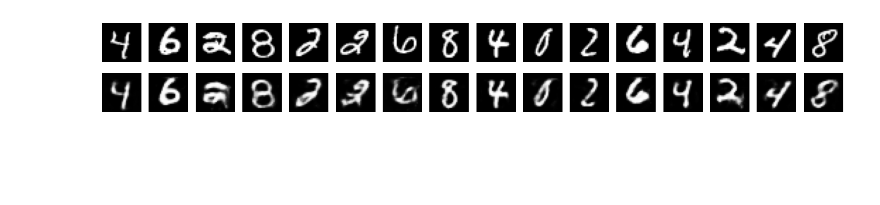
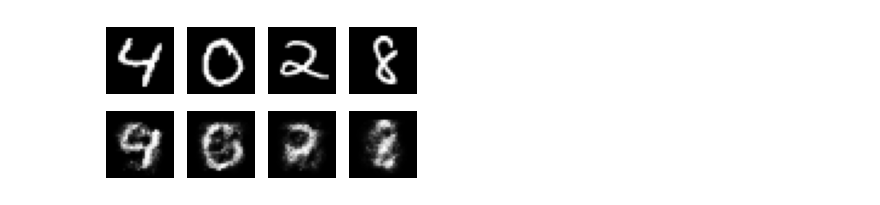
Before and after one commit to JasonTang99/p2, a Jupyter notebook: inversion.ipynb, the cells around one changed output. Saved outputs shown, nothing was run; the diff lists cells and outputs as text; code cells hidden in the pictures; blank space fills up the shorter version.

Commit message:
Calculate FID and run gradient ascent

```diff
--- a/inversion.ipynb
+++ b/inversion.ipynb
@@ -160,0 +189,6 @@ plt.show()
+# %%
+# Load model
+model = Generator_FC(hidden_sizes=[256], nz=100).to(device)
+model.load_state_dict(torch.load(
+    "runs_gen_fc_3/public_256_100_32_1_inf_1e-06_0.0_0.01_5e-05_0.0_64_3_500000_LeakyReLU_0.0/netG_470000.pt"
+))
@@ -160,0 +197,11 @@ plt.show()
+# %%
+# Get image
+train_loader = private_loader
+# train_loader = public_loader
+imgs, _ = next(iter(train_loader))
+imgs = imgs.to(device)
+# %%
+imgs = imgs[:4]
+# Make copy
+imgs_copy = imgs.clone()
+imgs.shape
@@ -161,4 +210,8 @@ plt.show()
 # %%
-# # Perform gradient ascent
-latent_vectors = projected_gradient_ascent(model, imgs, 100, lr=1e-2, iterations=1)
+# Perform projected gradient ascent
+latent_vectors = projected_gradient_ascent(model, imgs, 100, start_lr=100.0, iterations=100000, z_0_mult=1)
+
+# Print norms
+norm_latent_vectors = torch.linalg.norm(latent_vectors, dim=1)
+norm_latent_vectors
 # %% [output]
@@ -168,15 +221,13 @@ Iteration: 0 Loss: 0.11256223917007446
 # %%
 reconstructed_imgs = model(latent_vectors).cpu().detach().numpy()
 # %%
-# Show first 16 images and reconstructed images
-imgs = imgs.cpu().detach().numpy()
-
-fig, axs = plt.subplots(2, 16, figsize=(16, 2))
-for i in range(16):
-    axs[0, i].imshow(imgs[i, 0], cmap="gray")
-    axs[1, i].imshow(reconstructed_imgs[i, 0], cmap="gray")
-    axs[0, i].axis("off")
-    axs[1, i].axis("off")
+# Show first 16 images, projected gradient ascent, regular gradient ascent
+fig, axs = plt.subplots(2, 4, figsize=(4, 2))
+for i in range(4):
+    axs[0, i].imshow(imgs[i].cpu().detach().numpy().squeeze(), cmap="gray")
+    axs[1, i].imshow(reconstructed_imgs[i].squeeze(), cmap="gray")
+    for ax in axs[:, i]:
+        ax.axis("off")
 plt.show()
 # %% [output]
-[figure, old version]
+[figure, new version]
```
Also changed, not shown: parts of 14 cells of this notebook, 11 other files.
